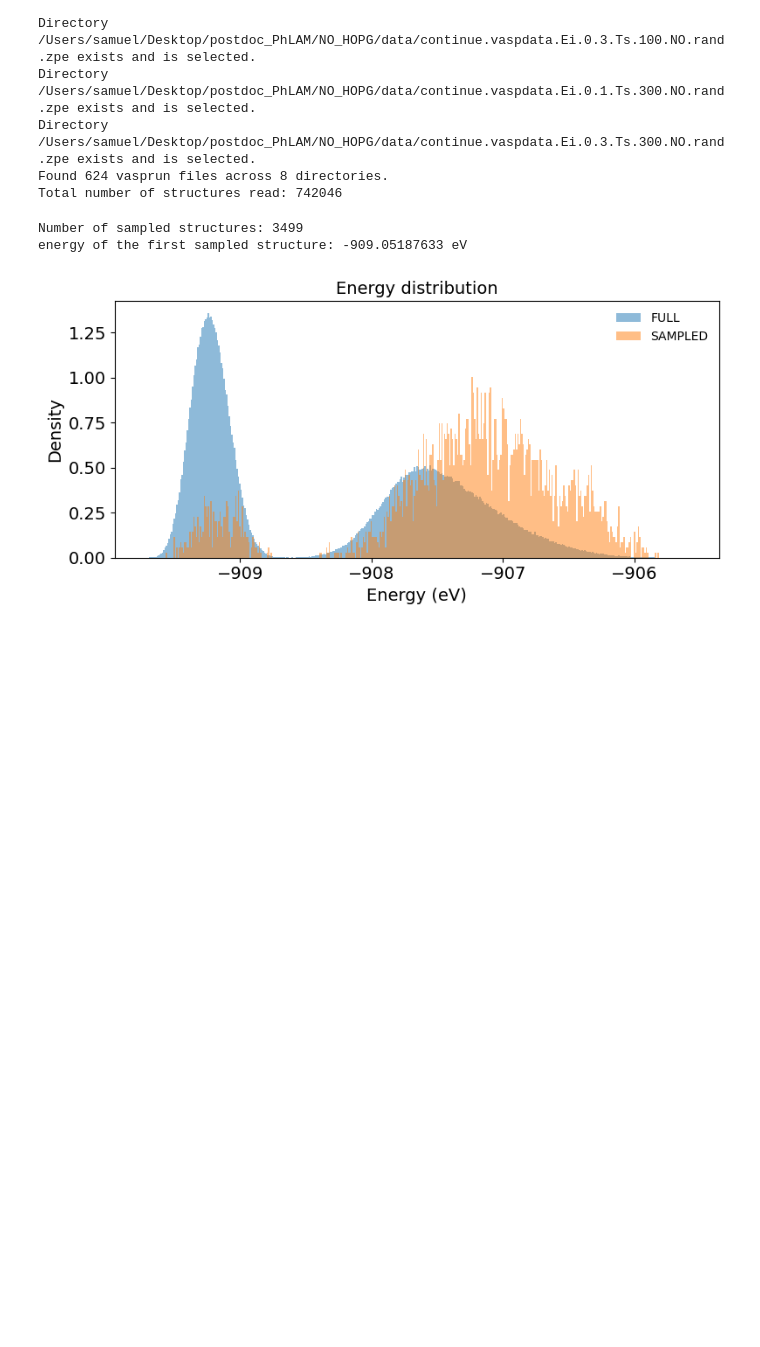
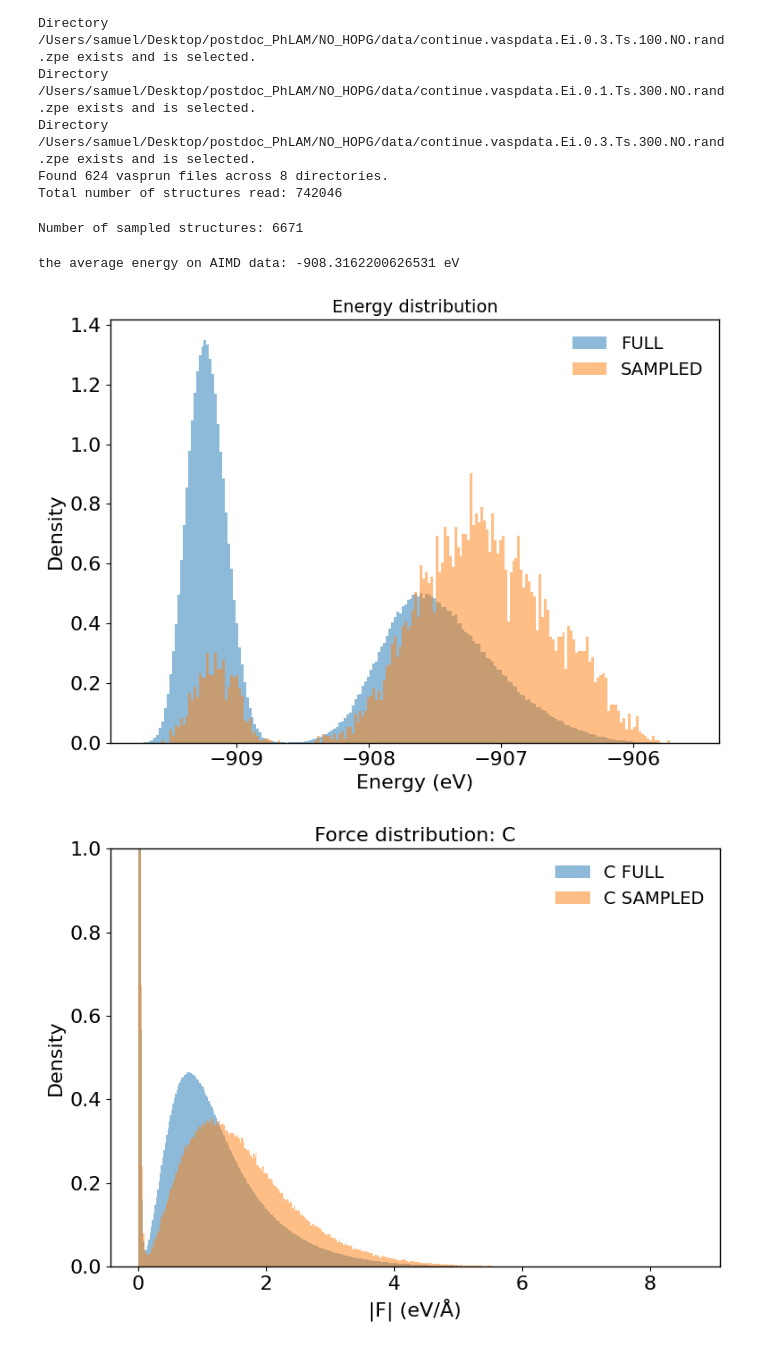
Before and after one commit to SamDFr/data_sampling, a Jupyter notebook: sampling_analysis.ipynb, the cells around one changed output. Drawn from its saved outputs; the diff is of its cells as text; code cells hidden in the pictures; blank space fills up the shorter version.

```diff
--- a/sampling_analysis.ipynb
+++ b/sampling_analysis.ipynb
@@ -13,3 +13,4 @@ import os
 import glob
 from ase.io import iread
 from sampling_analysis_utils import *
+plt.style.use("/Users/samuel/Desktop/postdoc_PhLAM/codes/mystyle.mplstyle")
@@ -16,8 +22,8 @@ from sampling_analysis_utils import *
 # %%
-matplotlib.rc('xtick', labelsize=14)
-matplotlib.rc('ytick', labelsize=14)
+#matplotlib.rc('xtick', labelsize=14)
+#matplotlib.rc('ytick', labelsize=14)
 #matplotlib.use('Agg')  # Définir le backend en mode headless
-mplstyle.use('fast') #The fast style set simplification and chunking parameters to reasonable settings to speed up plotting large amounts of data
+#mplstyle.use('fast') #The fast style set simplification and chunking parameters to reasonable settings to speed up plotting large amounts of data
 # %%
 path_to_data = ['/Users/samuel/Desktop/postdoc_PhLAM/NO_HOPG/data/vaspdata.Ei.0.1.Ts.100.NO.rand.zpe/',
                 '/Users/samuel/Desktop/postdoc_PhLAM/NO_HOPG/data/vaspdata.Ei.0.3.Ts.100.NO.rand.zpe/',
@@ -72,53 +78,62 @@ sampl = load_traj(method_trajs["FPS"])
 #sampl = load_traj(method_trajs["Random"])
 
 print(f"Number of sampled structures: {len(sampl)}")
-print(f"energy of the first sampled structure: {sampl[0].get_potential_energy()} eV")
+#print(f"energy of the first sampled structure: {sampl[0].get_potential_energy()} eV")
 #print(f"energy of the first full structure: {full[0].get_potential_energy()} eV")
 # %% [output]
-Number of sampled structures: 3499
-energy of the first sampled structure: -909.05187633 eV
+Number of sampled structures: 6671
 # %%
 # --- Energies (per structure)
 E_full = energies(full)
+E_full_mean = np.mean(E_full)
+print(f'the average energy on AIMD data: {E_full_mean} eV')
 E_samp = energies(sampl)   # or birch / any other sample
 
-bin_width_en = 0.01  # eV
+bin_width_en = 0.02  # eV
 arr = np.concatenate([E_full[~np.isnan(E_full)], E_samp[~np.isnan(E_samp)]])
 lo, hi = arr.min(), arr.max()
 n_bins = max(1, int(np.ceil((hi - lo) / bin_width_en)))
 edges = np.linspace(lo, hi, n_bins + 1)
 
-plt.figure(figsize=(8,4))
+plt.figure()
 plt.hist(E_full[~np.isnan(E_full)], bins=edges, alpha=0.5, label="FULL", density=True)
 plt.hist(E_samp[~np.isnan(E_samp)], bins=edges, alpha=0.5, label="SAMPLED", density=True)
-plt.xlabel("Energy (eV)", fontsize=14); plt.ylabel("Density", fontsize=14)
+plt.xlabel("Energy (eV)"); plt.ylabel("Density")
 plt.title("Energy distribution", fontsize=14)
 plt.legend(frameon=False); plt.tight_layout(); plt.show()
 
 # --- Forces (per atom, by species)
 F_full = force_norms_by_species(full)
 F_samp = force_norms_by_species(sampl)
+# F_samp_mean = np.mean(F_samp)
+# print(f'the average energy on AIMD data: {F_samp_mean} eV/Å')
 
 bin_width_f_NO = 0.05  # eV/Å
-bin_width_f_C  = 0.01  # eV/Å
+bin_width_f_C  = 0.02  # eV/Å
 for species in set(F_full) | set(F_samp):
     arr = []
     if species in F_full:
         arr.append(F_full[species])
     if species in F_samp:
         arr.append(F_samp[species])
     arr = np.concatenate(arr)
     lo, hi = arr.min(), arr.max()
     n_bins = max(1, int(np.ceil((hi - lo) / (bin_width_f_NO if species == "N" or species == "O" else bin_width_f_C))))
     edges = np.linspace(lo, hi, n_bins + 1)
 
-    plt.figure(figsize=(8,4))
+    plt.figure()
     if species in F_full:
+        if species == 'C':
+            plt.ylim(0,1)
         plt.hist(F_full[species], bins=edges, alpha=0.5, label=f"{species} FULL", density=True)#, fontsize=12)
     if species in F_samp:
+        if species == 'C':
+            plt.ylim(0,1)
         plt.hist(F_samp[species], bins=edges, alpha=0.5, label=f"{species} SAMPLED", density=True)#, fontsize=12)
-    plt.xlabel("|F| (eV/Å)", fontsize=14); plt.ylabel("Density", fontsize=14)
-    plt.title(f"Force distribution: {species}", fontsize=14)
+    plt.xlabel("|F| (eV/Å)"); plt.ylabel("Density")
+    plt.title(f"Force distribution: {species}")
     plt.legend(frameon=False); plt.tight_layout(); plt.show()
 # %% [output]
+the average energy on AIMD data: -908.3162200626531 eV
-[figure, old version]
+[figure, new version]
+[figure, added]
```
Also changed, not shown: parts of 4 cells of this notebook, 3 other files.
